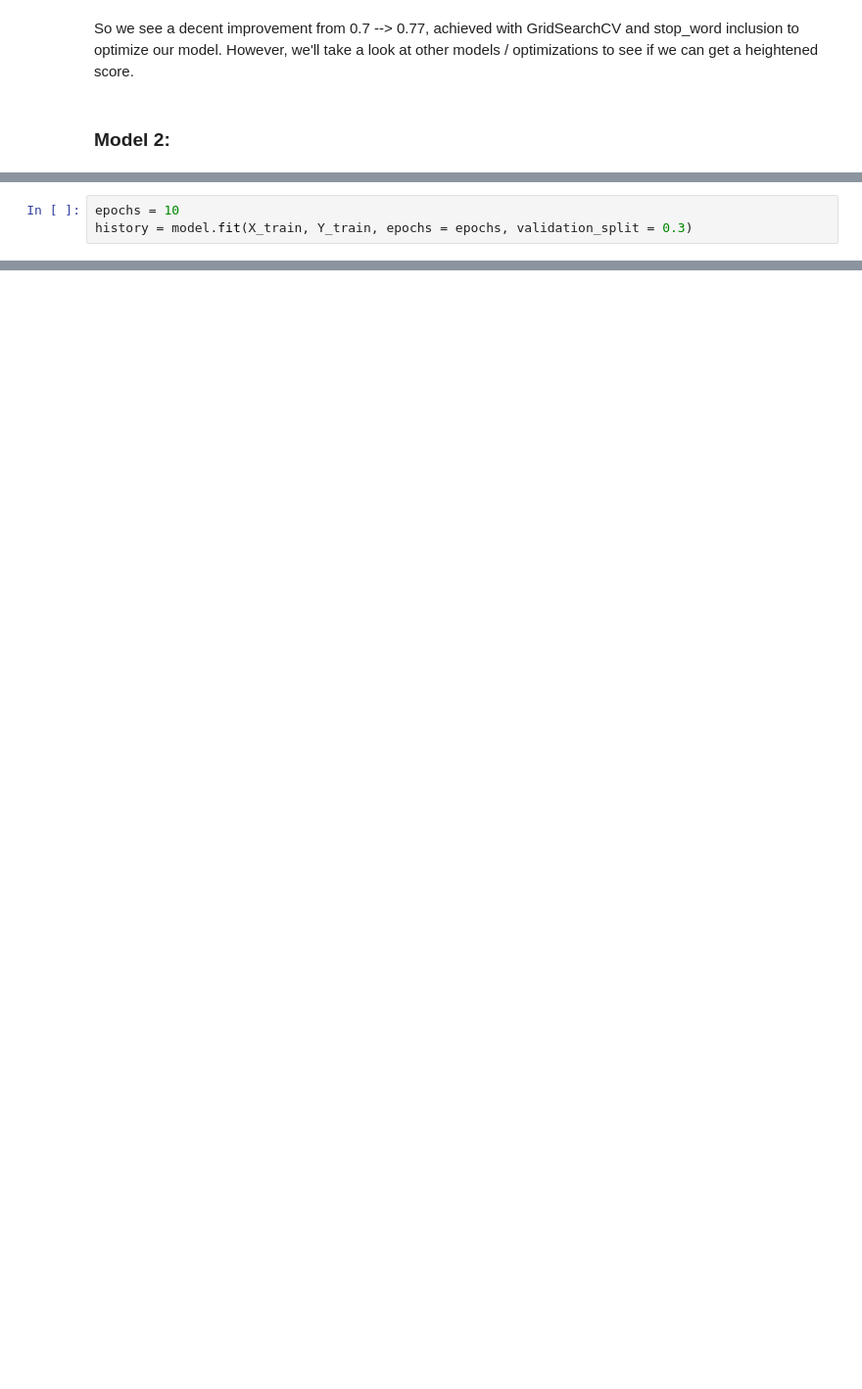
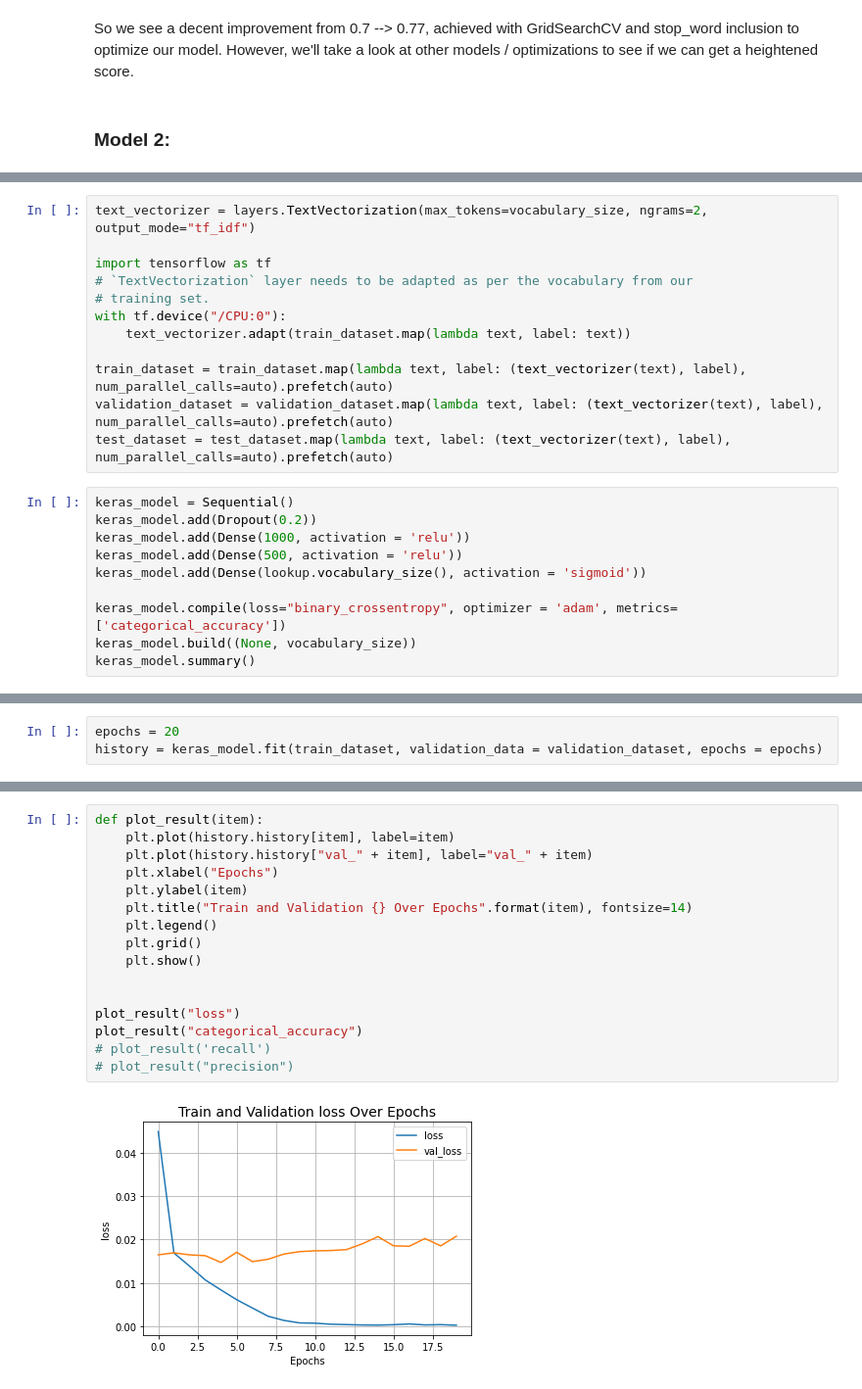
Before and after one commit to gprasad125/lign167_finalproject, a Jupyter notebook: Copy_of_Project_Tester.ipynb, the cells around one changed output, grey strips where cells are left out. Shown at 98% size. Saved outputs shown, nothing was run; the diff lists cells and outputs as text; blank space fills up the shorter version.

```diff
--- a/Copy_of_Project_Tester.ipynb
+++ b/Copy_of_Project_Tester.ipynb
@@ -477,0 +443,22 @@ None
+# %%
+text_vectorizer = layers.TextVectorization(max_tokens=vocabulary_size, ngrams=2, output_mode="tf_idf")
+
+import tensorflow as tf
+# `TextVectorization` layer needs to be adapted as per the vocabulary from our
+# training set.
+with tf.device("/CPU:0"):
+    text_vectorizer.adapt(train_dataset.map(lambda text, label: text))
+
+train_dataset = train_dataset.map(lambda text, label: (text_vectorizer(text), label), num_parallel_calls=auto).prefetch(auto)
+validation_dataset = validation_dataset.map(lambda text, label: (text_vectorizer(text), label), num_parallel_calls=auto).prefetch(auto)
+test_dataset = test_dataset.map(lambda text, label: (text_vectorizer(text), label), num_parallel_calls=auto).prefetch(auto)
+# %%
+keras_model = Sequential()
+keras_model.add(Dropout(0.2))
+keras_model.add(Dense(1000, activation = 'relu'))
+keras_model.add(Dense(500, activation = 'relu'))
+keras_model.add(Dense(lookup.vocabulary_size(), activation = 'sigmoid'))
+
+keras_model.compile(loss="binary_crossentropy", optimizer = 'adam', metrics=['categorical_accuracy'])
+keras_model.build((None, vocabulary_size))
+keras_model.summary()
@@ -478,4 +483,4 @@ None
 # %%
-epochs = 10
-history = model.fit(X_train, Y_train, epochs = epochs, validation_split = 0.3)
+epochs = 20
+history = keras_model.fit(train_dataset, validation_data = validation_dataset, epochs = epochs)
 # %% [output]
@@ -541,0 +519,18 @@ top_tags[np.argmax(pred)]
+# %%
+def plot_result(item):
+    plt.plot(history.history[item], label=item)
+    plt.plot(history.history["val_" + item], label="val_" + item)
+    plt.xlabel("Epochs")
+    plt.ylabel(item)
+    plt.title("Train and Validation {} Over Epochs".format(item), fontsize=14)
+    plt.legend()
+    plt.grid()
+    plt.show()
+
+
+plot_result("loss")
+plot_result("categorical_accuracy")
+# plot_result('recall')
+# plot_result("precision")
+# %% [output]
+[figure, added]
```
Also changed, not shown: parts of 49 cells of this notebook.
